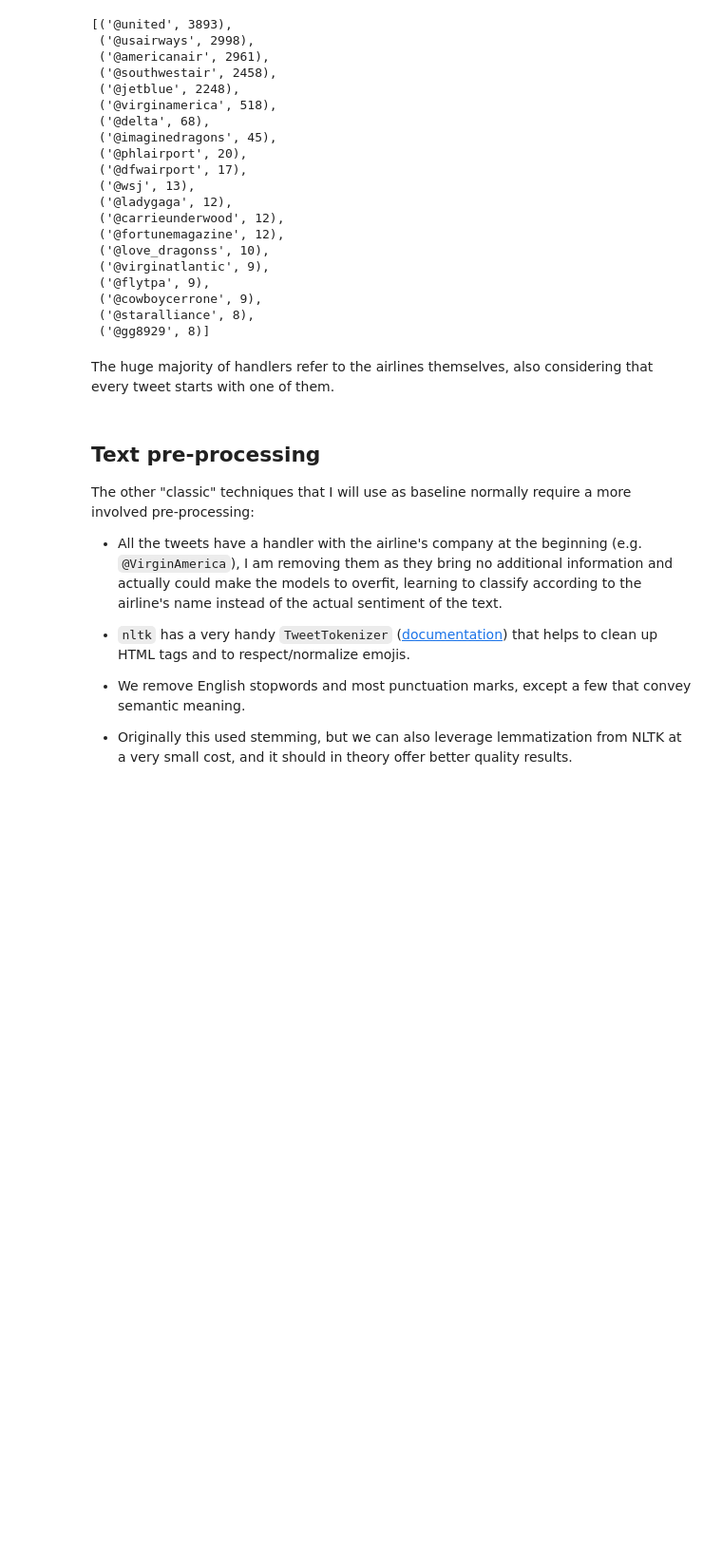
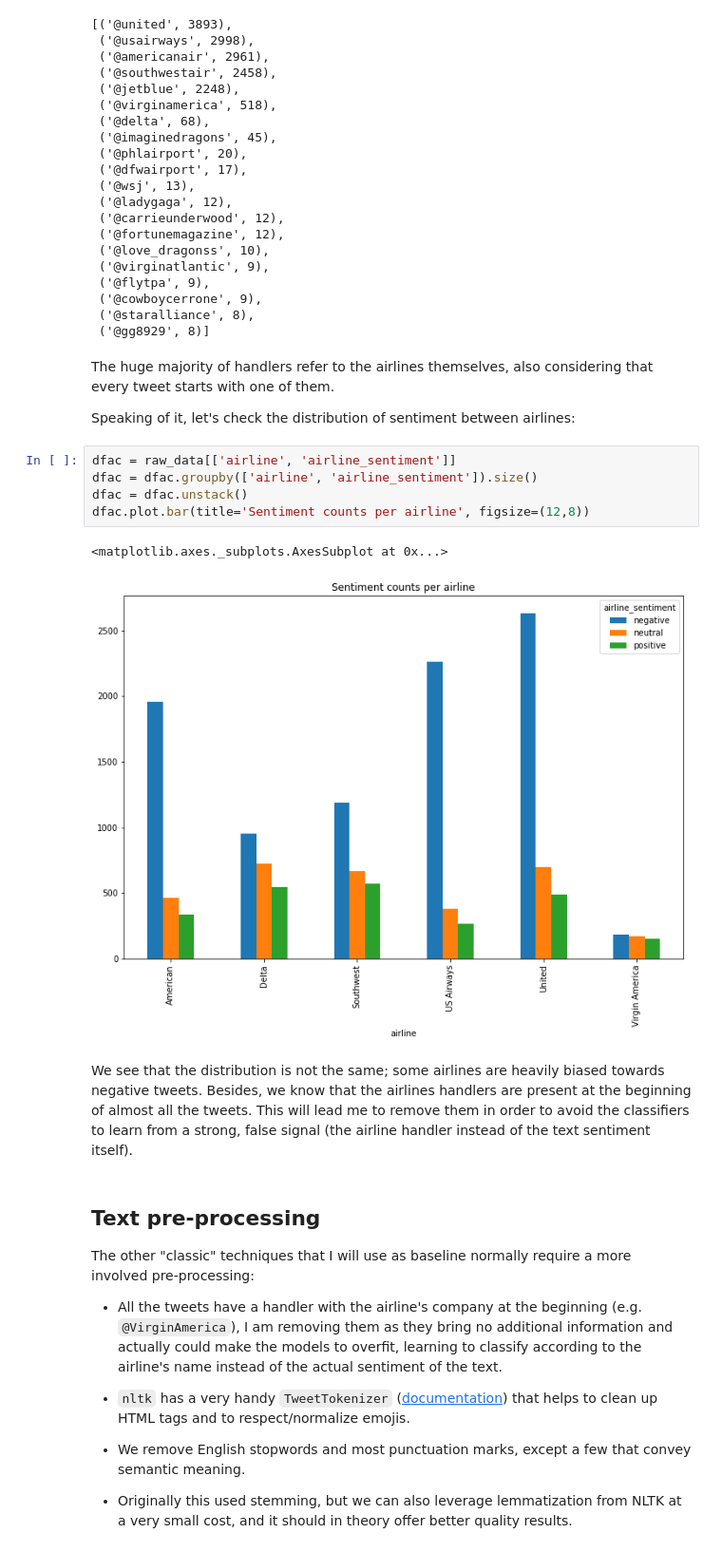
Before and after one commit to cesarfm/fai-2019-challenge, a Jupyter notebook: Twitter US Airline Sentiment - 0. Data exploration and classic approaches.ipynb, the cells around one changed output. Shown at 95% size. Cells and saved outputs as stored; diff of their text form; blank space fills up the shorter version.

```diff
--- a/Twitter US Airline Sentiment - 0. Data exploration and classic approaches.ipynb
+++ b/Twitter US Airline Sentiment - 0. Data exploration and classic approaches.ipynb
@@ -81,6 +81,18 @@ Number of handlers = 889, with more than 1 occurrence = 193
  ('@gg8929', 8)]
 # %% [markdown]
 The huge majority of handlers refer to the airlines themselves, also considering that every tweet starts with one of them.
+
+Speaking of it, let's check the distribution of sentiment between airlines:
+# %%
+dfac = raw_data[['airline', 'airline_sentiment']]
+dfac = dfac.groupby(['airline', 'airline_sentiment']).size()
+dfac = dfac.unstack()
+dfac.plot.bar(title='Sentiment counts per airline', figsize=(12,8))
+# %% [output]
+<matplotlib.axes._subplots.AxesSubplot at 0x...>
+[figure, added]
+# %% [markdown]
+We see that the distribution is not the same; some airlines are heavily biased towards negative tweets. Besides, we know that the airlines handlers are present at the beginning of almost all the tweets. This will lead me to remove them in order to avoid the classifiers to learn from a strong, false signal (the airline handler instead of the text sentiment itself).
 # %% [markdown]
 ## Text pre-processing
 
```
Also changed, not shown: parts of 4 cells of this notebook.
